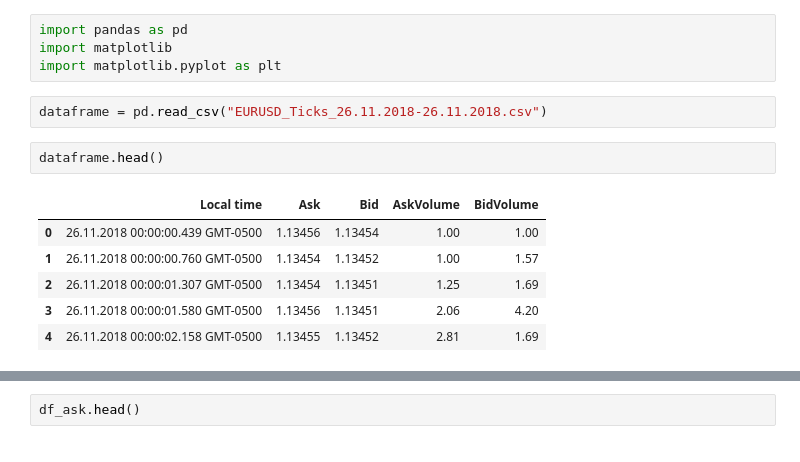
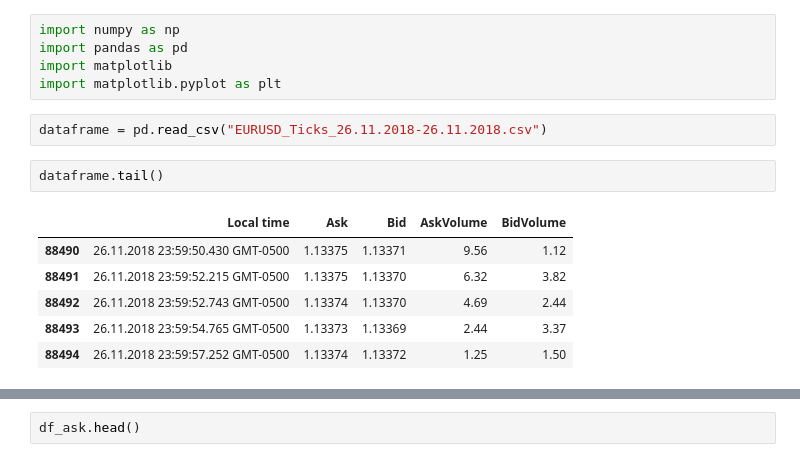
Before and after one commit to 2018-B-GR1-Python/proa-o-chaviznan-jairo-geovanny, a Jupyter notebook: PROYECTO/reporte_forex.ipynb, the cells around one changed output, grey strips where cells are left out. Saved outputs shown, nothing was run; the diff lists cells and outputs as text.

```diff
--- a/PROYECTO/reporte_forex.ipynb
+++ b/PROYECTO/reporte_forex.ipynb
@@ -1,17 +1,18 @@
 # %%
+import numpy as np
 import pandas as pd
 import matplotlib
 import matplotlib.pyplot as plt
 # %%
 dataframe = pd.read_csv("EURUSD_Ticks_26.11.2018-26.11.2018.csv")
 # %%
-dataframe.head()
+dataframe.tail()
 # %% [output]
 |  | Local time | Ask | Bid | AskVolume | BidVolume |
-| 0 | 26.11.2018 00:00:00.439 GMT-0500 | 1.13456 | 1.13454 | 1.00 | 1.00 |
-| 1 | 26.11.2018 00:00:00.760 GMT-0500 | 1.13454 | 1.13452 | 1.00 | 1.57 |
-| 2 | 26.11.2018 00:00:01.307 GMT-0500 | 1.13454 | 1.13451 | 1.25 | 1.69 |
-| 3 | 26.11.2018 00:00:01.580 GMT-0500 | 1.13456 | 1.13451 | 2.06 | 4.20 |
-| 4 | 26.11.2018 00:00:02.158 GMT-0500 | 1.13455 | 1.13452 | 2.81 | 1.69 |
+| 88490 | 26.11.2018 23:59:50.430 GMT-0500 | 1.13375 | 1.13371 | 9.56 | 1.12 |
+| 88491 | 26.11.2018 23:59:52.215 GMT-0500 | 1.13375 | 1.13370 | 6.32 | 3.82 |
+| 88492 | 26.11.2018 23:59:52.743 GMT-0500 | 1.13374 | 1.13370 | 4.69 | 2.44 |
+| 88493 | 26.11.2018 23:59:54.765 GMT-0500 | 1.13373 | 1.13369 | 2.44 | 3.37 |
+| 88494 | 26.11.2018 23:59:57.252 GMT-0500 | 1.13374 | 1.13372 | 1.25 | 1.50 |
 # %%
 df_ask = dataframe[["Local time", "Ask", "AskVolume"]]
```
Also changed, not shown: parts of 5 cells of this notebook, 1 other file.
